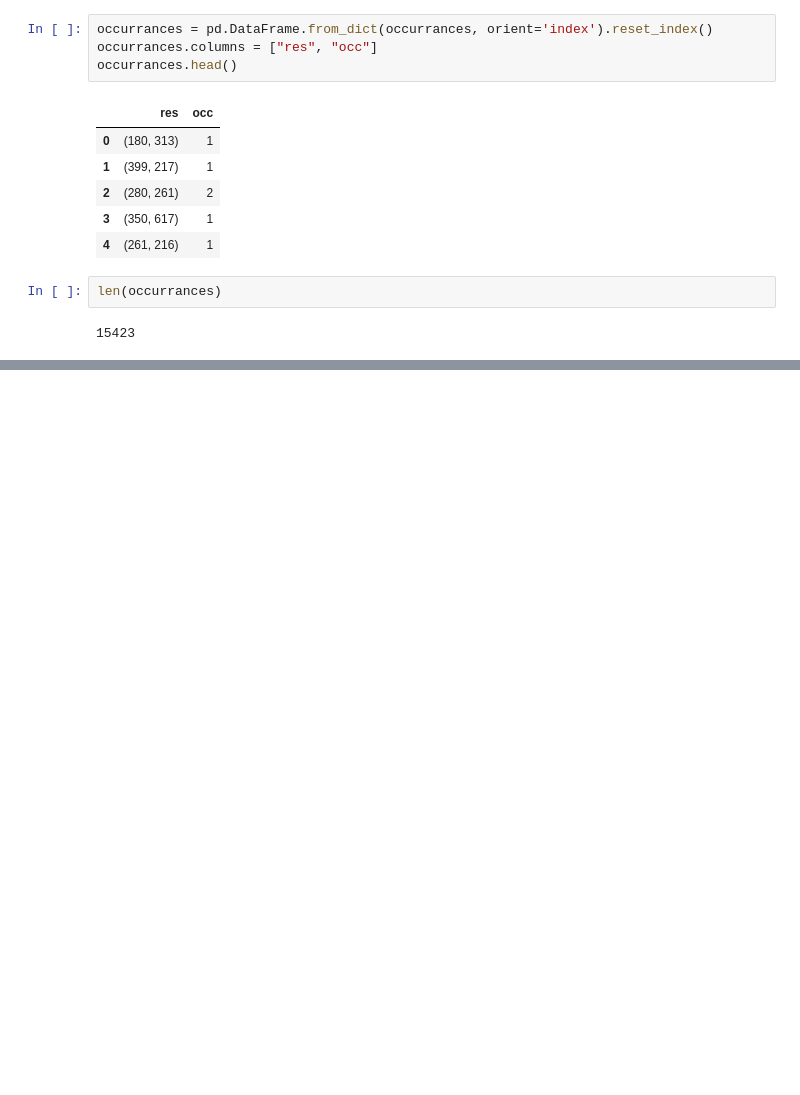
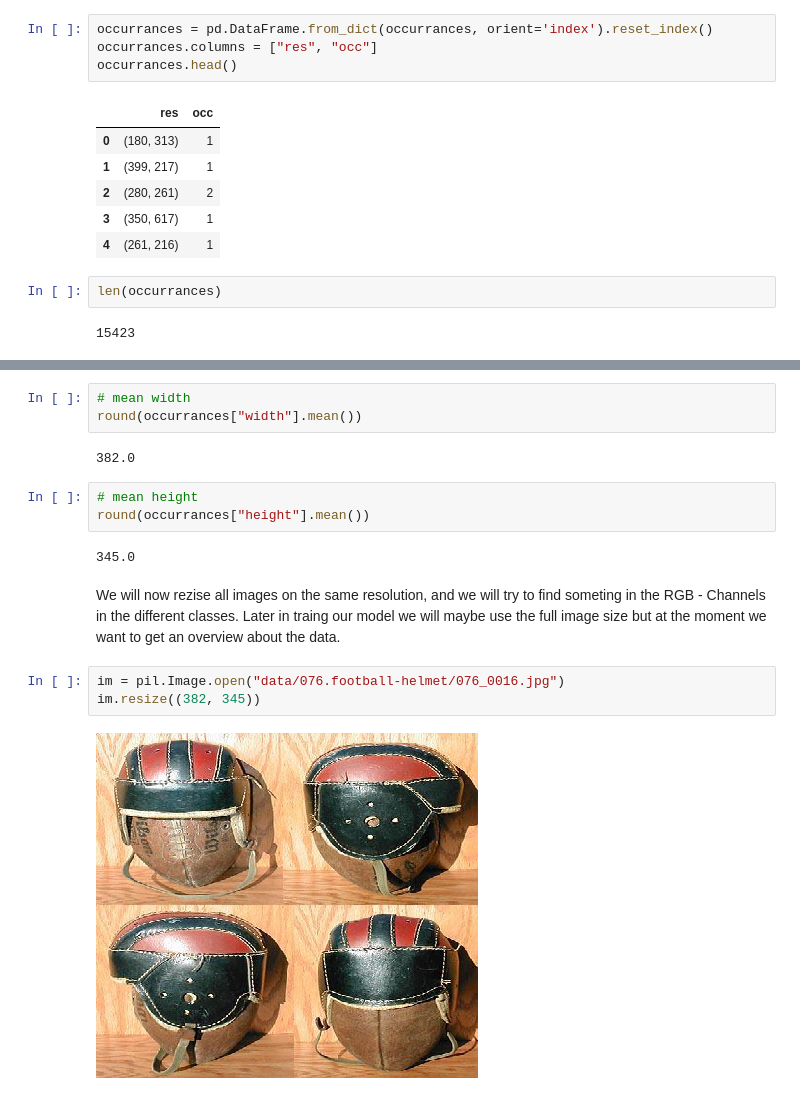
Before and after one commit to fses91/data-science-career-track, a Jupyter notebook: Capstone_Project/solution3.ipynb, the cells around one changed output, grey strips where cells are left out. Drawn from its saved outputs; the diff is of its cells as text; blank space fills up the shorter version.

```diff
--- a/Capstone_Project/solution3.ipynb
+++ b/Capstone_Project/solution3.ipynb
@@ -155,0 +167,17 @@ We see that we have 15423 different image resoultions.
+# %%
+# mean width
+round(occurrances["width"].mean())
+# %% [output]
+382.0
+# %%
+# mean height
+round(occurrances["height"].mean())
+# %% [output]
+345.0
+# %% [markdown]
+We will now rezise all images on the same resolution, and we will try to find someting in the RGB - Channels in the different classes. Later in traing our model we will maybe use the full image size but at the moment we want to get an overview about the data.
+# %%
+im = pil.Image.open("data/076.football-helmet/076_0016.jpg")
+im.resize((382, 345))
+# %% [output]
+[figure, added]
```
Also changed, not shown: parts of 16 cells of this notebook.
